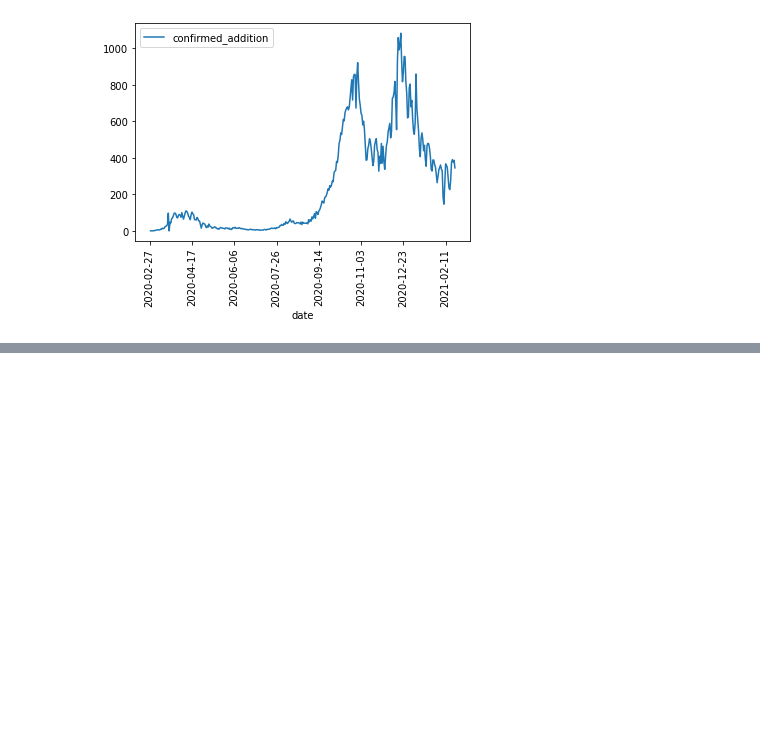
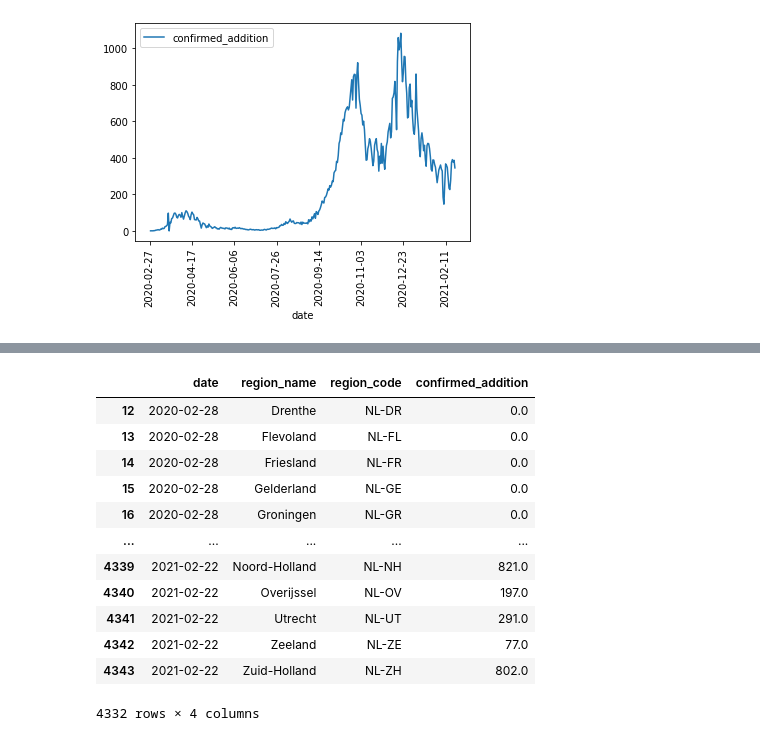
Before and after one commit to Javh2138/fyp2021p02g16, a Jupyter notebook: Notebooks/Fyp2021p02g16.ipynb, the cells around one changed output, grey strips where cells are left out. Cells and saved outputs as stored; diff of their text form; code cells hidden in the pictures; blank space fills up the shorter version.

```diff
--- a/Notebooks/Fyp2021p02g16.ipynb
+++ b/Notebooks/Fyp2021p02g16.ipynb
@@ -186,3 +188,31 @@ nl_covid_by_day.loc[:,'confirmed_addition'].plot.line(rot=90).legend(loc='upper
 # %% [output]
 <matplotlib.legend.Legend at 0x...>
 [figure]
+# %%
+with open('../data/Raw/metadata/nl_metadata.json') as f:
+    metadata = json.load(f)
+nl_weather = weather['iso3166-2'].str[:2] == 'NL'
+nl_weather_df = weather[nl_weather]
+nl_weather_df
+#missing data?
+#print(nl_weather_df.isna().any().any())
+nl_weather_df
+reg_dict = {}
+names = {}
+for i in metadata['country_metadata']:
+    reg_dict[int(i['covid_region_code'])] = [i['population']]
+    names[int(i['covid_region_code'])] = i['iso3166-2_code']
+
+
+reg_names = set(nl_covid['region_code'])
+mask1 = nl_covid['confirmed_addition'].dropna()
+mask_idk = nl_covid['confirmed_addition'].notnull()
+
+#print(4344-sum(mask_idk))
+for i in list(reg_names):
+    mask = (nl_covid['region_code'] == i) & (nl_covid['confirmed_addition'].notnull())
+    mask_covid=nl_covid[mask]
+    reg_dict[i].append(sum(mask_covid['confirmed_addition']))
+df1 = pd.DataFrame.from_dict(reg_dict)
+df1 = df1.transpose()
+final_df = df1.rename(names)
@@ -188,0 +238,19 @@ nl_covid_by_day.loc[:,'confirmed_addition'].plot.line(rot=90).legend(loc='upper
+# %%
+region_codes = set(nl_covid_clean['region_code'])
+
+nl_covid_clean['region_code'].replace(list(names.keys()), list(names.values()), inplace=True)
+nl_covid_clean
+# %% [output]
+|  | date | region_name | region_code | confirmed_addition |
+| 12 | 2020-02-28 | Drenthe | NL-DR | 0.0 |
+| 13 | 2020-02-28 | Flevoland | NL-FL | 0.0 |
+| 14 | 2020-02-28 | Friesland | NL-FR | 0.0 |
+| 15 | 2020-02-28 | Gelderland | NL-GE | 0.0 |
+| 16 | 2020-02-28 | Groningen | NL-GR | 0.0 |
+| ... | ... | ... | ... | ... |
+| 4339 | 2021-02-22 | Noord-Holland | NL-NH | 821.0 |
+| 4340 | 2021-02-22 | Overijssel | NL-OV | 197.0 |
+| 4341 | 2021-02-22 | Utrecht | NL-UT | 291.0 |
+| 4342 | 2021-02-22 | Zeeland | NL-ZE | 77.0 |
+| 4343 | 2021-02-22 | Zuid-Holland | NL-ZH | 802.0 |
+4332 rows × 4 columns
```
Also changed, not shown: parts of 7 cells of this notebook.
